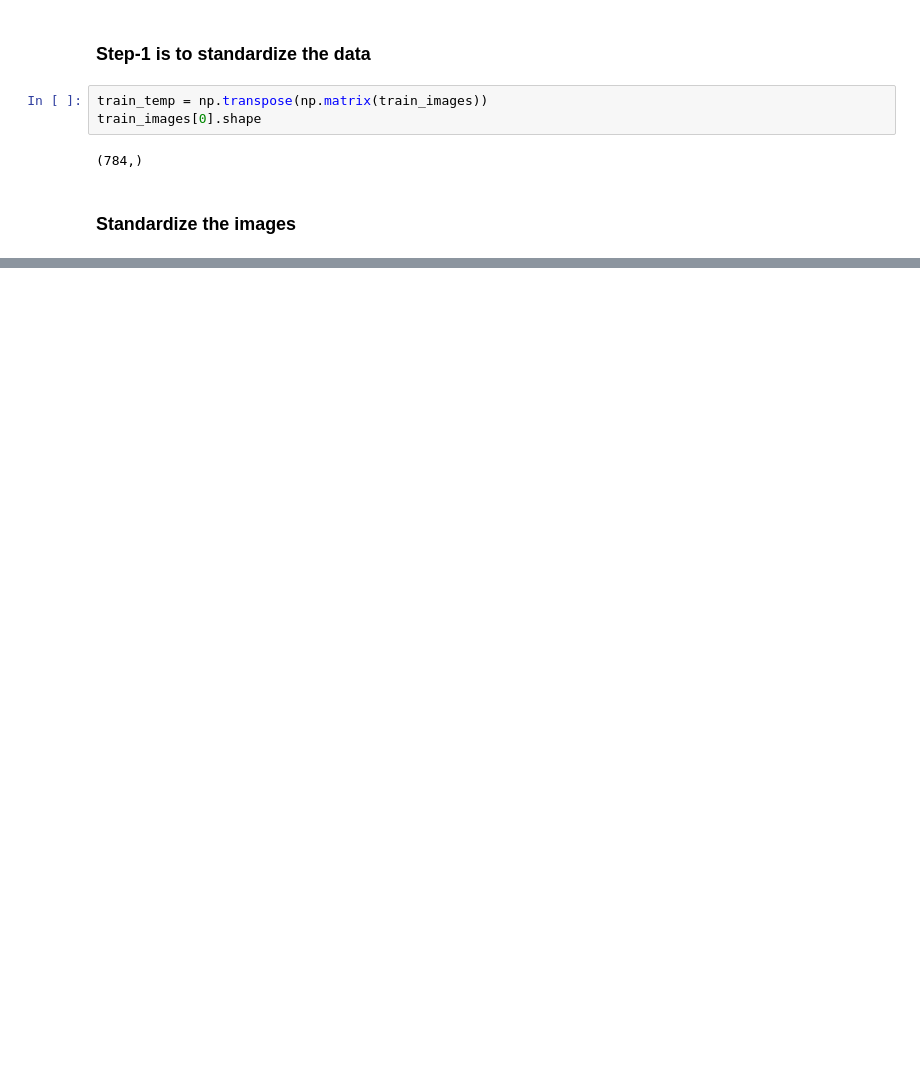
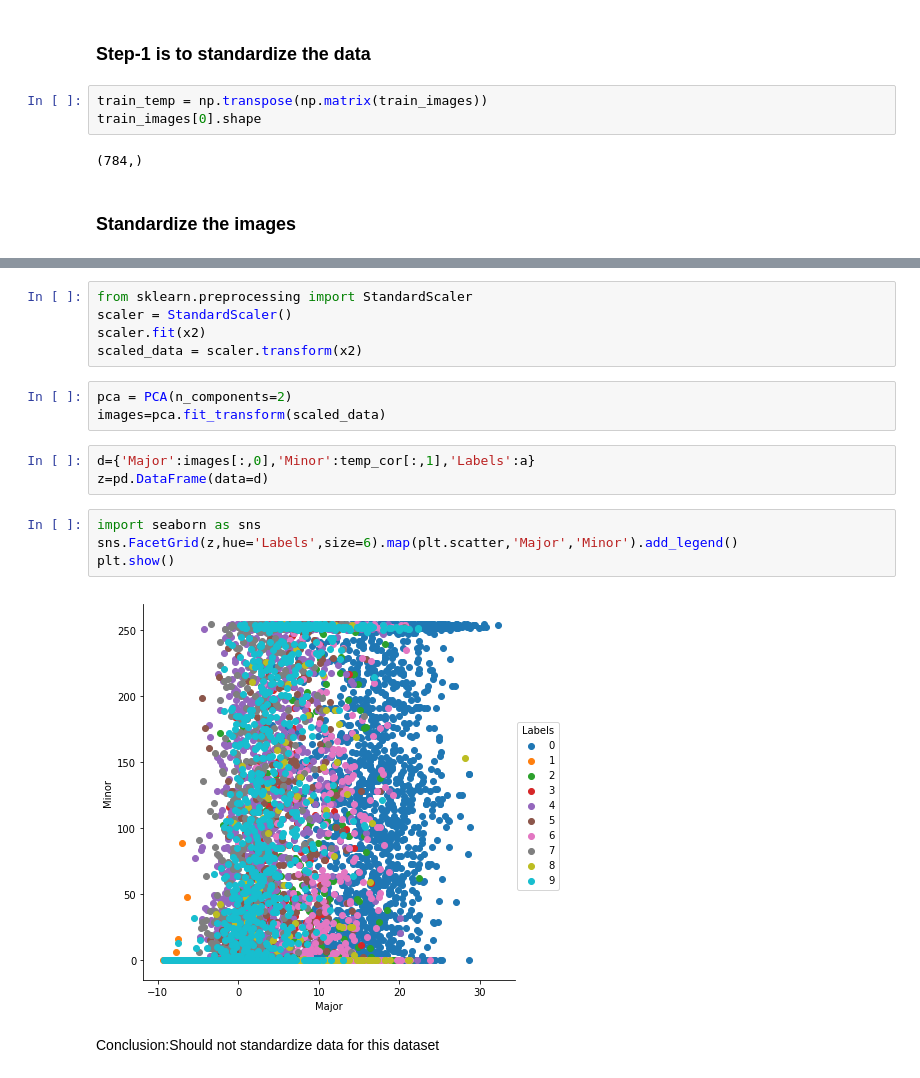
Before and after one commit to Raghavendra-Gali/MachineLearning, a Jupyter notebook: Course_2/UnsupervisedLearning/PCA/PCA_On_MNIST.ipynb, the cells around one changed output, grey strips where cells are left out. Cells and saved outputs as stored; diff of their text form; blank space fills up the shorter version.

```diff
--- a/Course_2/UnsupervisedLearning/PCA/PCA_On_MNIST.ipynb
+++ b/Course_2/UnsupervisedLearning/PCA/PCA_On_MNIST.ipynb
@@ -64,0 +213,19 @@ for i in range(len(train_temp)):
+# %%
+from sklearn.preprocessing import StandardScaler
+scaler = StandardScaler()
+scaler.fit(x2)
+scaled_data = scaler.transform(x2)
+# %%
+pca = PCA(n_components=2)
+images=pca.fit_transform(scaled_data)
+# %%
+d={'Major':images[:,0],'Minor':temp_cor[:,1],'Labels':a}
+z=pd.DataFrame(data=d)
+# %%
+import seaborn as sns
+sns.FacetGrid(z,hue='Labels',size=6).map(plt.scatter,'Major','Minor').add_legend()
+plt.show()
+# %% [output]
+[figure, added]
+# %% [markdown]
+Conclusion:Should not standardize data for this dataset
```
Also changed, not shown: parts of 36 cells of this notebook.
